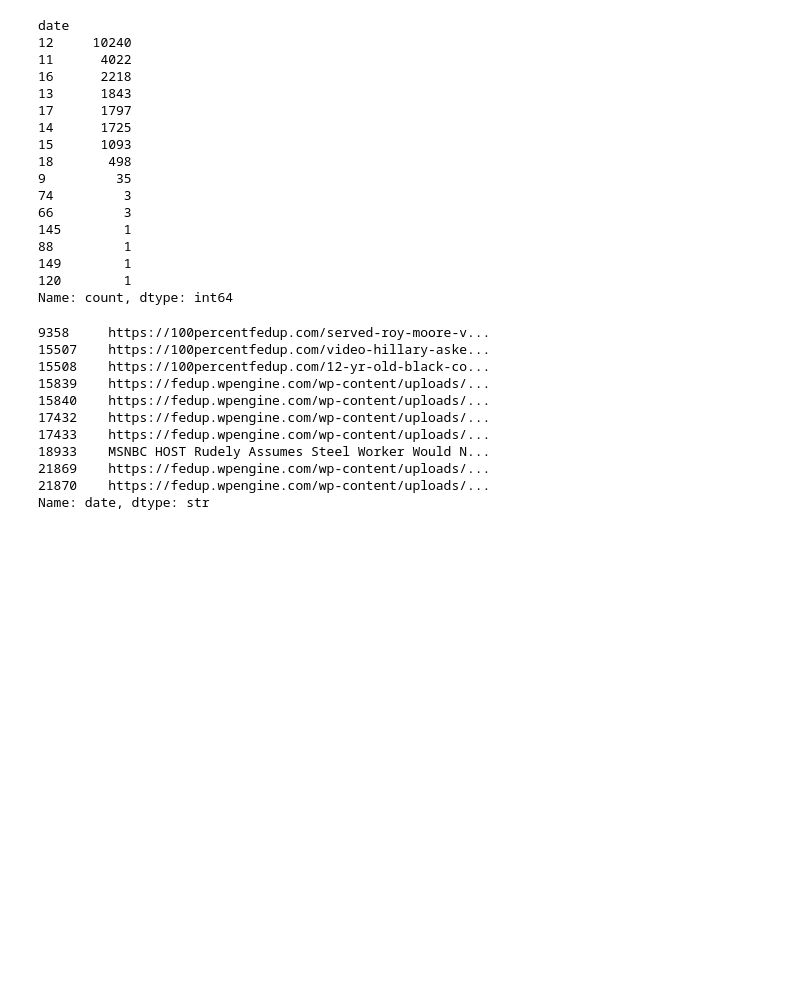
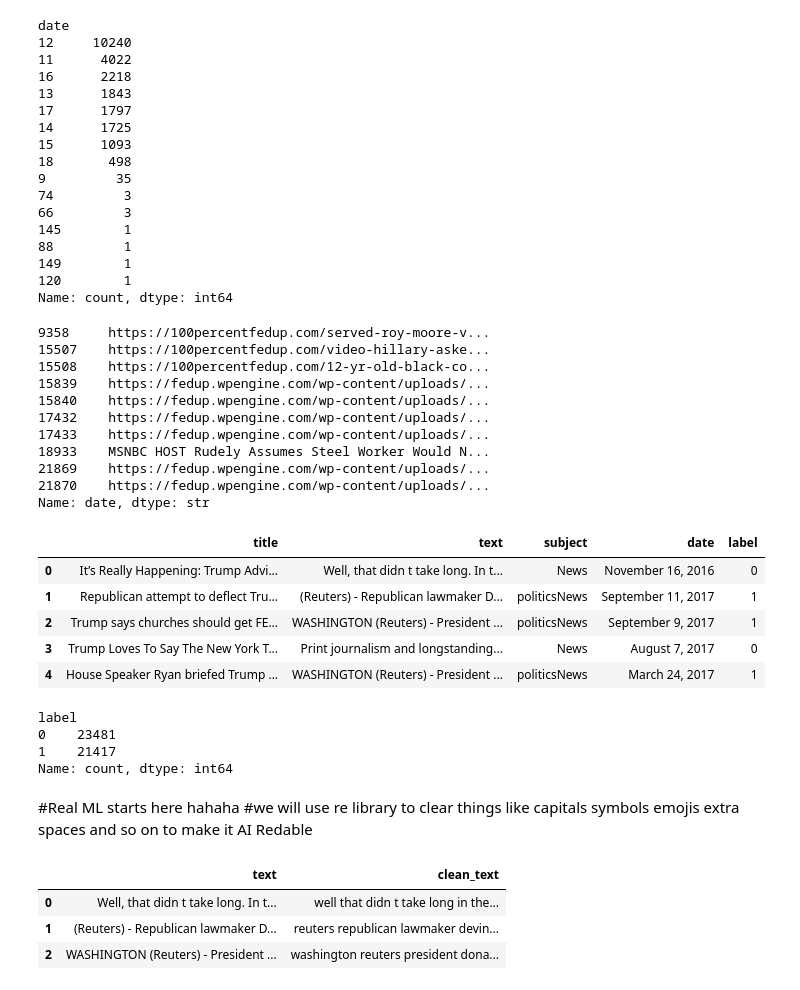
Before and after one commit to Adityasony69/Project-RECON, a Jupyter notebook: Recon.ipynb, the cells around one changed output. Cells and saved outputs as stored; diff of their text form; code cells hidden in the pictures; blank space fills up the shorter version.

Commit message:
making clean text for ai redability

```diff
--- a/Recon.ipynb
+++ b/Recon.ipynb
@@ -181,3 +181,29 @@ fake_df[fake_df["date"].str.len() > 30]["date"]
 21869    https://fedup.wpengine.com/wp-content/uploads/...
 21870    https://fedup.wpengine.com/wp-content/uploads/...
 Name: date, dtype: str
+# %%
+fake_df['label'] = 0
+true_df['label'] = 1
+# %%
+df = pd.concat([fake_df,true_df],ignore_index=True)
+# %%
+df = df.sample(frac=1, random_state=42).reset_index(drop=True)
+# %%
+df.head()
+# %% [output]
+|  | title | text | subject | date | label |
+| 0 | It’s Really Happening: Trump Advi... | Well, that didn t take long. In t... | News | November 16, 2016 | 0 |
+| 1 | Republican attempt to deflect Tru... | (Reuters) - Republican lawmaker D... | politicsNews | September 11, 2017 | 1 |
+| 2 | Trump says churches should get FE... | WASHINGTON (Reuters) - President ... | politicsNews | September 9, 2017 | 1 |
+| 3 | Trump Loves To Say The New York T... | Print journalism and longstanding... | News | August 7, 2017 | 0 |
+| 4 | House Speaker Ryan briefed Trump ... | WASHINGTON (Reuters) - President ... | politicsNews | March 24, 2017 | 1 |
+# %%
+df["label"].value_counts()
+# %% [output]
+label
+0    23481
+1    21417
+Name: count, dtype: int64
+# %% [markdown]
+#Real ML starts here hahaha
+#we will use re library to clear things like capitals symbols emojis extra spaces and so on to make it AI Redable
@@ -183,0 +219,8 @@ Name: date, dtype: str
+# %%
+df["clean_text"] = df["text"].apply(clean_text)
+df[["text", "clean_text"]].head(3)
+# %% [output]
+|  | text | clean_text |
+| 0 | Well, that didn t take long. In t... | well that didn t take long in the... |
+| 1 | (Reuters) - Republican lawmaker D... | reuters republican lawmaker devin... |
+| 2 | WASHINGTON (Reuters) - President ... | washington reuters president dona... |
```
Also changed, not shown: parts of 1 cell of this notebook.
